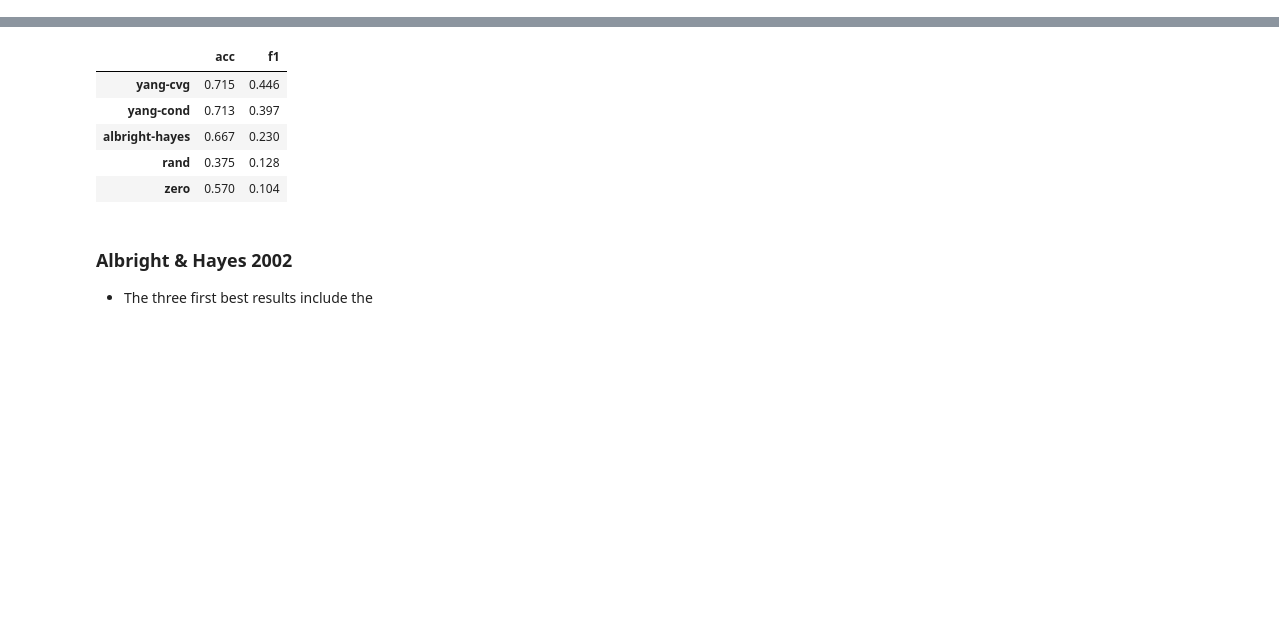
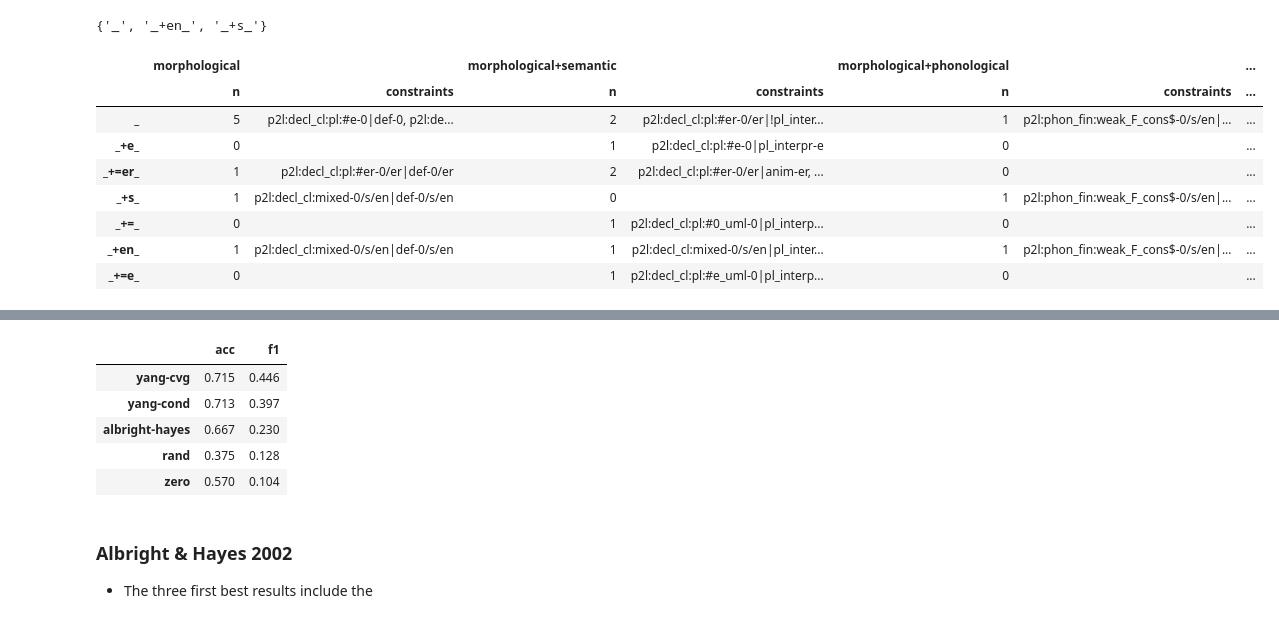
Before and after one commit to maxschmaltz/DieKonstraints, a Jupyter notebook: comp_modeling/inspect.ipynb, the cells around one changed output, grey strips where cells are left out. Cells and saved outputs as stored; diff of their text form; code cells hidden in the pictures; blank space fills up the shorter version.

```diff
--- a/comp_modeling/inspect.ipynb
+++ b/comp_modeling/inspect.ipynb
@@ -20,0 +81,13 @@ with open("out/unacceptable_linkers.json", encoding="utf-8") as i:
+# %%
+involved_domains_comparison_df = pd.concat((involved_domains_ref_df, involved_domains_df), axis=1)
+for key in ["gen", "restr"]:
+    involved_domains_comparison_df[(key, "%")] = (100 * (
+        involved_domains_comparison_df[(key, "ours")] /
+        involved_domains_comparison_df[(key, "reference")]
+    )).fillna(100).astype(int)
+involved_domains_comparison_df = involved_domains_comparison_df[
+    sorted(involved_domains_comparison_df.columns)
+]
+
+save_tsv_generic(involved_domains_comparison_df, "out/involved_domains_comparison_df.tsv")
+involved_domains_comparison_df
@@ -20,0 +108,43 @@ with open("out/unacceptable_linkers.json", encoding="utf-8") as i:
+# %%
+unused_constrs = list(set(used_constrs_ref) - set(used_constrs))
+unproduced_linkers = set()
+for c_id in unused_constrs:
+    unproduced_linkers.update(
+        CompXConstraints.esc_batch(constraints[c_id]["acceptable_linkers"]
+    ))
+
+unproduced_linkers
+# %% [output]
+{'_', '_+en_', '_+s_'}
+# %%
+linkers_by_domains_df = pd.DataFrame(linkers_by_domains_data)
+linkers_by_domains_df.drop(("default", "constraints"), inplace=True)
+linkers_by_domains_df = linkers_by_domains_df.T
+keys = sorted(linkers_by_domains_df.columns.levels[0], key=lambda x: ("morph" in x), reverse=True)
+keys.remove("morphological")
+keys.remove("morphological+semantic")
+keys = ["morphological", "morphological+semantic"] + keys
+keys.remove("default")
+col_order = []
+for key in keys:
+    linkers_by_domains_df[key, "n"] = linkers_by_domains_df[key, "constraints"].map(
+        lambda x: len(x) if isinstance(x, list) else 0
+    )
+    linkers_by_domains_df[key, "constraints"] = linkers_by_domains_df[key, "constraints"].map(
+        lambda x: ", ".join(x) if isinstance(x, list) else ""
+    )
+    col_order.extend([(key, "n"), (key, "constraints")])
+linkers_by_domains_df = linkers_by_domains_df[col_order]
+
+save_tsv_generic(linkers_by_domains_df, "out/linkers_by_domains_df.tsv")
+linkers_by_domains_df
+# %% [output]
+|  | morphological |  | morphological+semantic |  | morphological+phonological |  | ... |
+|  | n | constraints | n | constraints | n | constraints | ... |
+| _ | 5 | p2l:decl_cl:pl:#e-0|def-0, p2l:de... | 2 | p2l:decl_cl:pl:#er-0/er|!pl_inter... | 1 | p2l:phon_fin:weak_F_cons$-0/s/en|... | ... |
+| _+e_ | 0 |  | 1 | p2l:decl_cl:pl:#e-0|pl_interpr-e | 0 |  | ... |
+| _+=er_ | 1 | p2l:decl_cl:pl:#er-0/er|def-0/er | 2 | p2l:decl_cl:pl:#er-0/er|anim-er, ... | 0 |  | ... |
+| _+s_ | 1 | p2l:decl_cl:mixed-0/s/en|def-0/s/en | 0 |  | 1 | p2l:phon_fin:weak_F_cons$-0/s/en|... | ... |
+| _+=_ | 0 |  | 1 | p2l:decl_cl:pl:#0_uml-0|pl_interp... | 0 |  | ... |
+| _+en_ | 1 | p2l:decl_cl:mixed-0/s/en|def-0/s/en | 1 | p2l:decl_cl:mixed-0/s/en|pl_inter... | 1 | p2l:phon_fin:weak_F_cons$-0/s/en|... | ... |
+| _+=e_ | 0 |  | 1 | p2l:decl_cl:pl:#e_uml-0|pl_interp... | 0 |  | ... |
```
Also changed, not shown: parts of 25 cells of this notebook, 3 other files.
